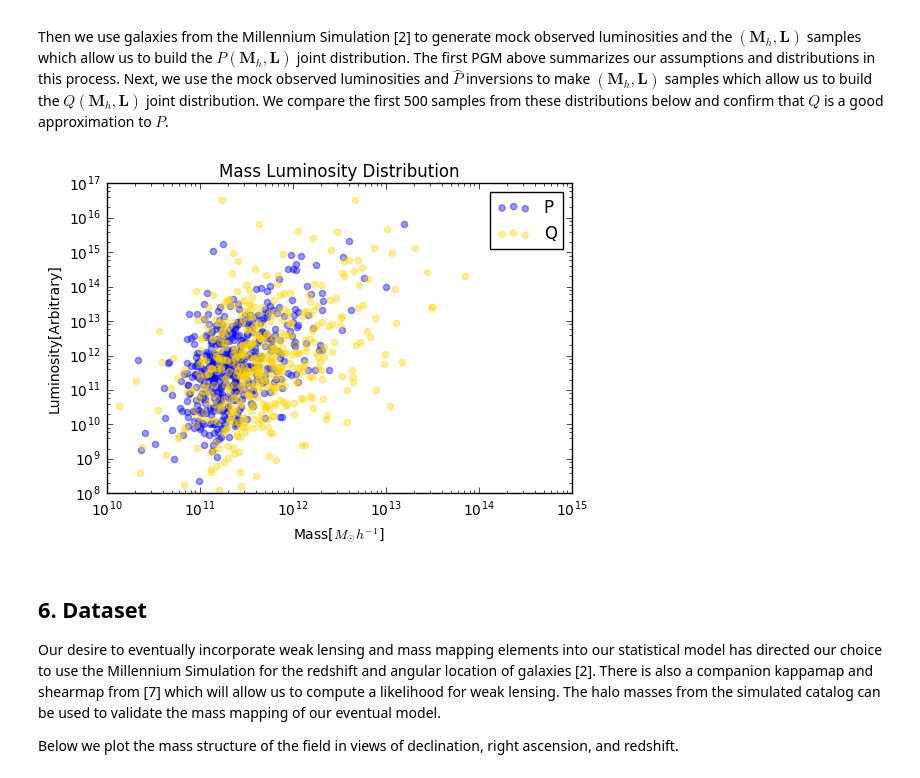
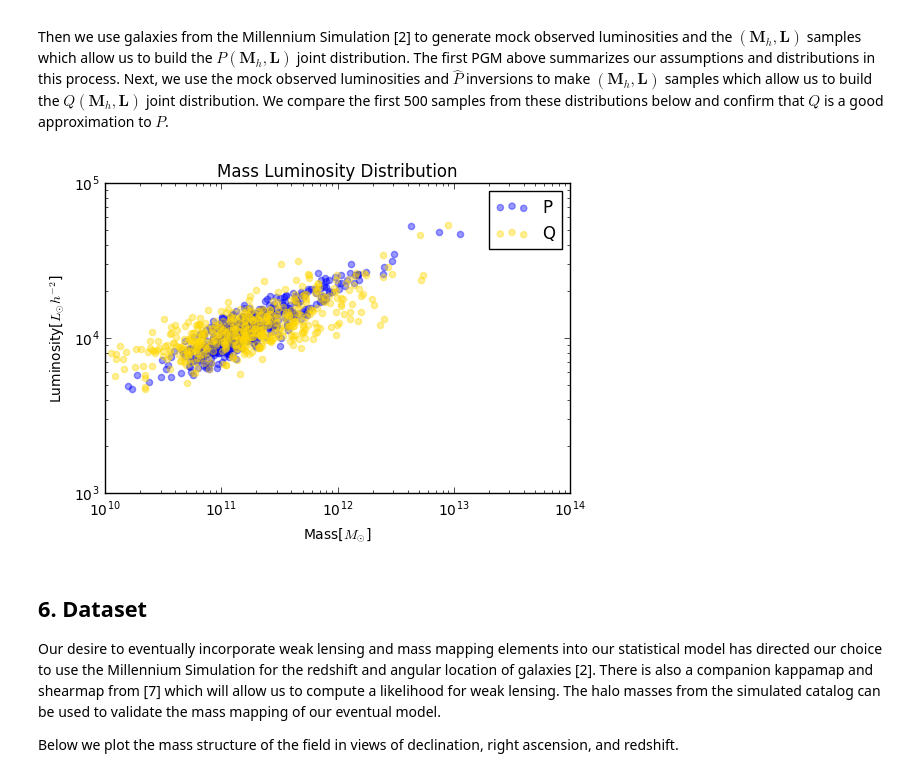
Before and after one commit to davidthomas5412/PanglossNotebooks, a Jupyter notebook: Proposal_2017_01_10.ipynb, the cells around one changed output. Cells and saved outputs as stored; diff of their text form; code cells hidden in the pictures.

```diff
--- a/Proposal_2017_01_10.ipynb
+++ b/Proposal_2017_01_10.ipynb
@@ -440,9 +440,9 @@ S &= 0.155 \log L_{\odot}h^{-2}\\
 Then we use galaxies from the Millennium Simulation [2] to generate mock observed luminosities and the $(\textbf{M}_h, \textbf{L})$ samples which allow us to build the $P(\textbf{M}_h, \textbf{L})$ joint distribution. The first PGM above summarizes our assumptions and distributions in this process. Next, we use the mock observed luminosities and $\hat{P}$ inversions to make $(\textbf{M}_h, \textbf{L})$ samples which allow us to build the $Q(\textbf{M}_h, \textbf{L})$ joint distribution. We compare the first 500 samples from these distributions below and confirm that $Q$ is a good approximation to $P$.
 # %%
 from IPython.display import Image
-Image(filename='QvsP.png')
+Image(filename='QvsP2.png')
 # %% [output]
-[figure, old version]
+[figure, new version]
 # %% [markdown]
 ## 6. Dataset
 
```
